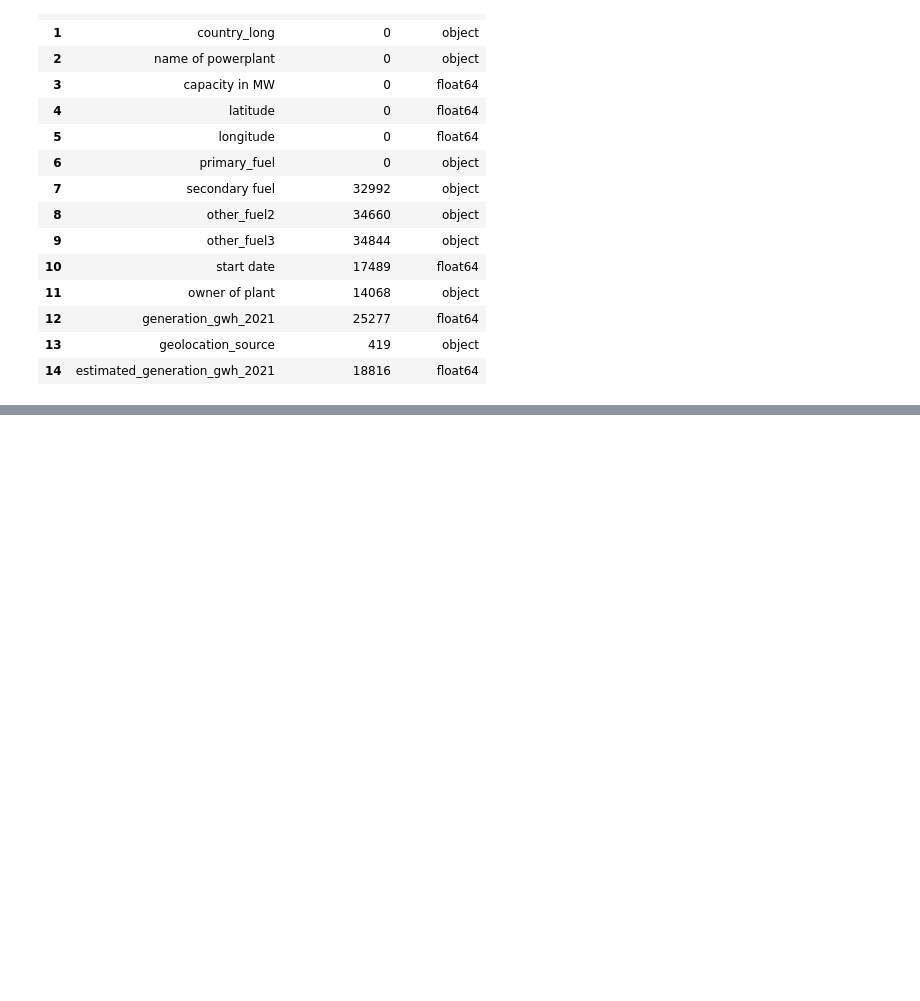
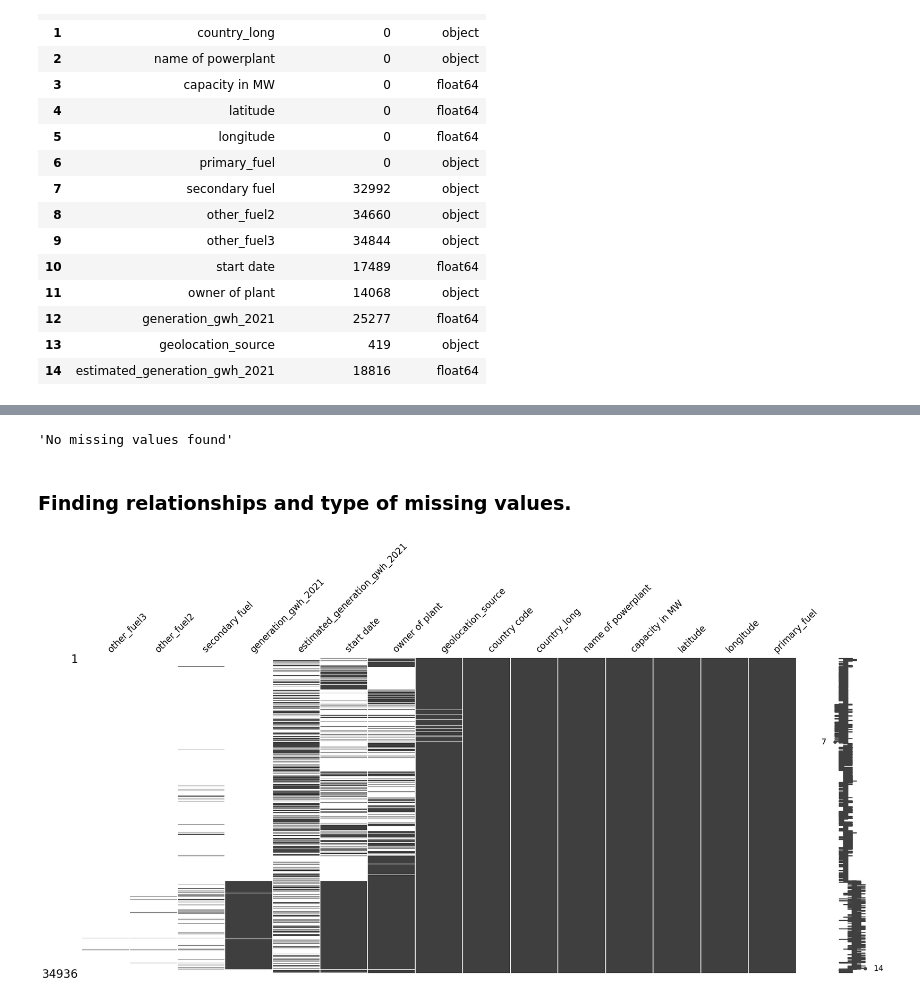
Before and after one commit to fenilenvinileno97/missing-values, a Jupyter notebook: notebooks/renewables-missing-exploration.ipynb, the cells around one changed output, grey strips where cells are left out. Cells and saved outputs as stored; diff of their text form; code cells hidden in the pictures; blank space fills up the shorter version.

```diff
--- a/notebooks/renewables-missing-exploration.ipynb
+++ b/notebooks/renewables-missing-exploration.ipynb
@@ -279,0 +338,15 @@ check_unique_na = (
+# %%
+encoded_missing_values(df)
+# %% [output]
+'No missing values found'
+# %% [markdown]
+### Finding relationships and type of missing values.
+# %%
+(
+    df
+    .missing.sort_variables_by_missingness()
+    .pipe(missingno.matrix)
+)
+plt.show()
+# %% [output]
+[figure, added]
```
Also changed, not shown: parts of 11 cells of this notebook, 2 other files.
